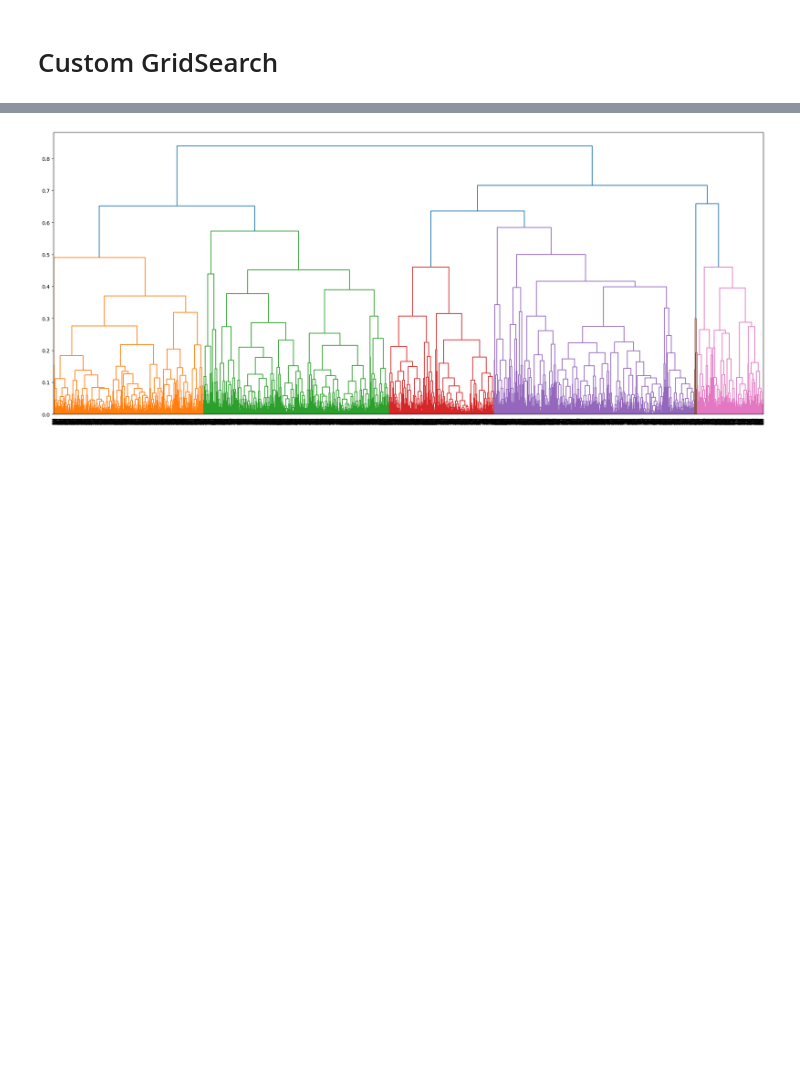
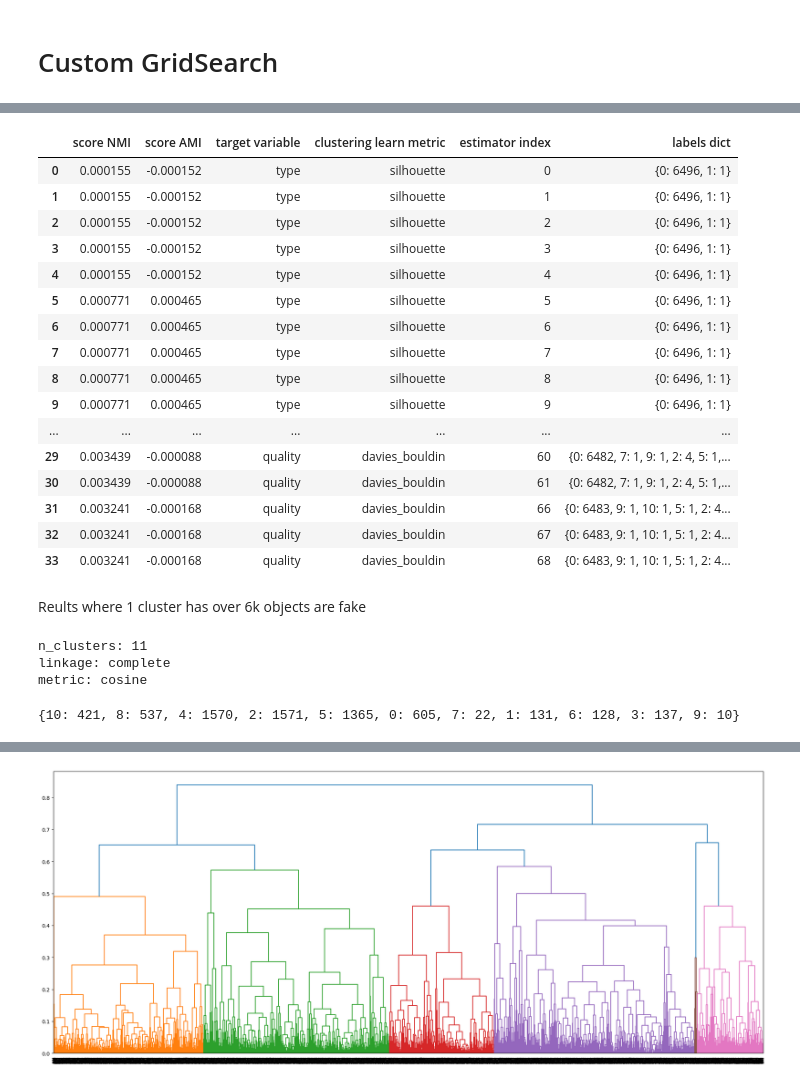
Before and after one commit to Ko4eBHuK/hybrid-intelligent-systems, a Jupyter notebook: HIS2.ipynb, the cells around one changed output, grey strips where cells are left out. Drawn from its saved outputs; the diff is of its cells as text; code cells hidden in the pictures; blank space fills up the shorter version.

```diff
--- a/HIS2.ipynb
+++ b/HIS2.ipynb
@@ -239,0 +318,64 @@ optimization_results_sort[0:20]
+# %%
+true_clustering_labels_quality = list(full_df['quality'].values)
+true_clustering_labels_type = list(full_df['type'].values)
+
+MI_scores_columns = ['score NMI', 'score AMI', 'target variable', 'clustering learn metric', 'estimator index', 'labels dict']
+
+MI_data = []
+
+for target, scoring, estimator_index, estimator in estimators_and_info:
+  NMI = 0
+  AMI = 0
+  if target == 'type':
+    NMI = normalized_mutual_info_score(true_clustering_labels_type, estimator.labels_)
+    AMI = adjusted_mutual_info_score(true_clustering_labels_type, estimator.labels_)
+  elif target == 'quality':
+    NMI = normalized_mutual_info_score(true_clustering_labels_quality, estimator.labels_)
+    AMI = adjusted_mutual_info_score(true_clustering_labels_quality, estimator.labels_)
+  MI_data.append([NMI, AMI, target, scoring, estimator_index, dict(Counter(estimator.labels_))])
+
+MI_df = pd.DataFrame(MI_data, columns=MI_scores_columns)
+# %%
+MI_df
+# %% [output]
+|  | score NMI | score AMI | target variable | clustering learn metric | estimator index | labels dict |
+| 0 | 0.000155 | -0.000152 | type | silhouette | 0 | {0: 6496, 1: 1} |
+| 1 | 0.000155 | -0.000152 | type | silhouette | 1 | {0: 6496, 1: 1} |
+| 2 | 0.000155 | -0.000152 | type | silhouette | 2 | {0: 6496, 1: 1} |
+| 3 | 0.000155 | -0.000152 | type | silhouette | 3 | {0: 6496, 1: 1} |
+| 4 | 0.000155 | -0.000152 | type | silhouette | 4 | {0: 6496, 1: 1} |
+| 5 | 0.000771 | 0.000465 | type | silhouette | 5 | {0: 6496, 1: 1} |
+| 6 | 0.000771 | 0.000465 | type | silhouette | 6 | {0: 6496, 1: 1} |
+| 7 | 0.000771 | 0.000465 | type | silhouette | 7 | {0: 6496, 1: 1} |
+| 8 | 0.000771 | 0.000465 | type | silhouette | 8 | {0: 6496, 1: 1} |
+| 9 | 0.000771 | 0.000465 | type | silhouette | 9 | {0: 6496, 1: 1} |
+| ... | ... | ... | ... | ... | ... | ... |
+| 29 | 0.003439 | -0.000088 | quality | davies_bouldin | 60 | {0: 6482, 7: 1, 9: 1, 2: 4, 5: 1,... |
+| 30 | 0.003439 | -0.000088 | quality | davies_bouldin | 61 | {0: 6482, 7: 1, 9: 1, 2: 4, 5: 1,... |
+| 31 | 0.003241 | -0.000168 | quality | davies_bouldin | 66 | {0: 6483, 9: 1, 10: 1, 5: 1, 2: 4... |
+| 32 | 0.003241 | -0.000168 | quality | davies_bouldin | 67 | {0: 6483, 9: 1, 10: 1, 5: 1, 2: 4... |
+| 33 | 0.003241 | -0.000168 | quality | davies_bouldin | 68 | {0: 6483, 9: 1, 10: 1, 5: 1, 2: 4... |
+# %% [markdown]
+Reults where 1 cluster has over 6k objects are fake
+# %%
+# lets work with calinski_harabasz №15
+
+"""
+index	| score NMI	| score AMI	| target variable	| clustering learn metric |	estimator index	| labels dict
+20	  | 0.00036	  | 0.00019	  | type	          | calinski_harabasz	      | 3	              | {1: 5830, 0: 667}
+21	  | 0.00405	  | -0.00011	| quality	        | calinski_harabasz	      | 15	            | {10: 421, 8: 537, 4: 1570, 2: 1571, 5: 1365, 0: 605, 7: 22, 1: 131, 6: 128, 3: 137, 9: 10}
+"""
+
+best_estimator = optimization_results_sort_ch[15][1]
+
+print(f'n_clusters: {best_estimator.n_clusters}')
+print(f'linkage: {best_estimator.linkage}')
+print(f'metric: {best_estimator.metric}')
+# %% [output]
+n_clusters: 11
+linkage: complete
+metric: cosine
+# %%
+print(f'{dict(Counter(best_estimator.labels_))}')
+# %% [output]
+{10: 421, 8: 537, 4: 1570, 2: 1571, 5: 1365, 0: 605, 7: 22, 1: 131, 6: 128, 3: 137, 9: 10}
```
Also changed, not shown: parts of 31 cells of this notebook, 1 other file.
